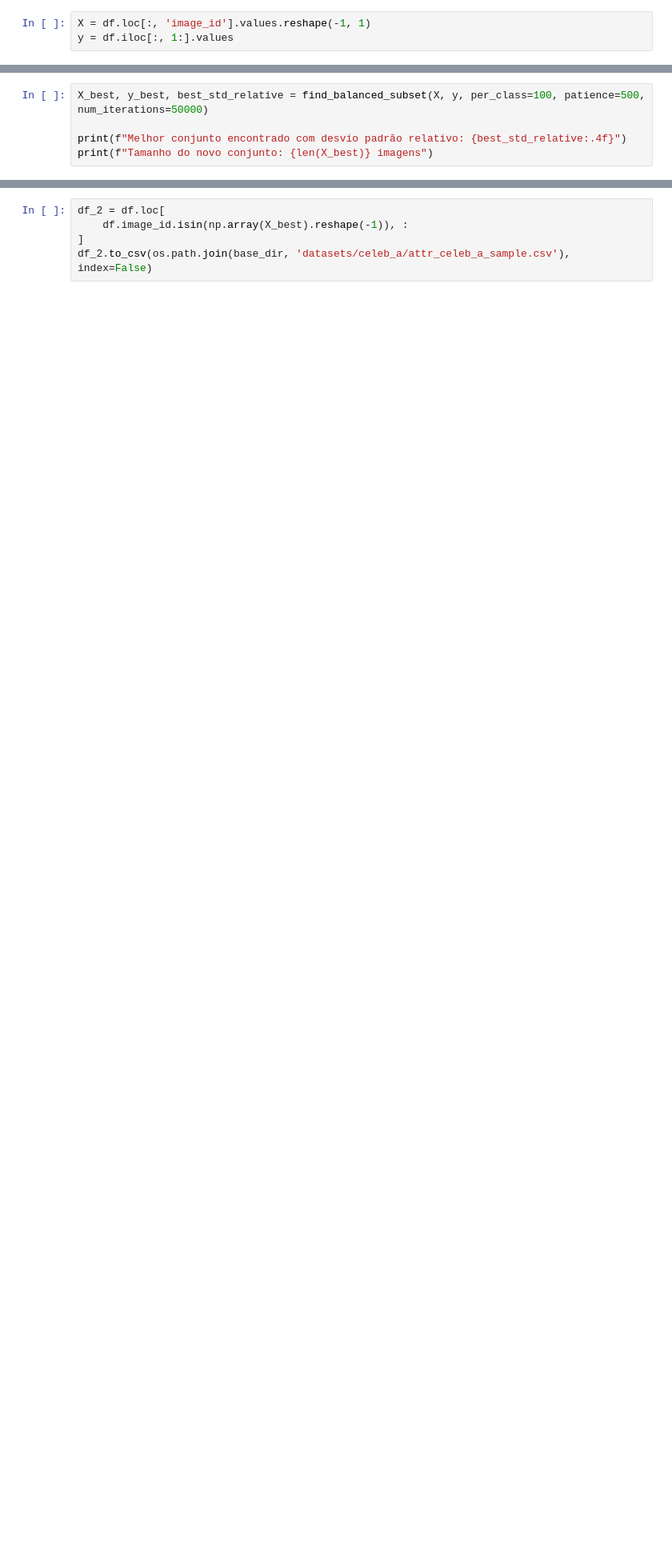
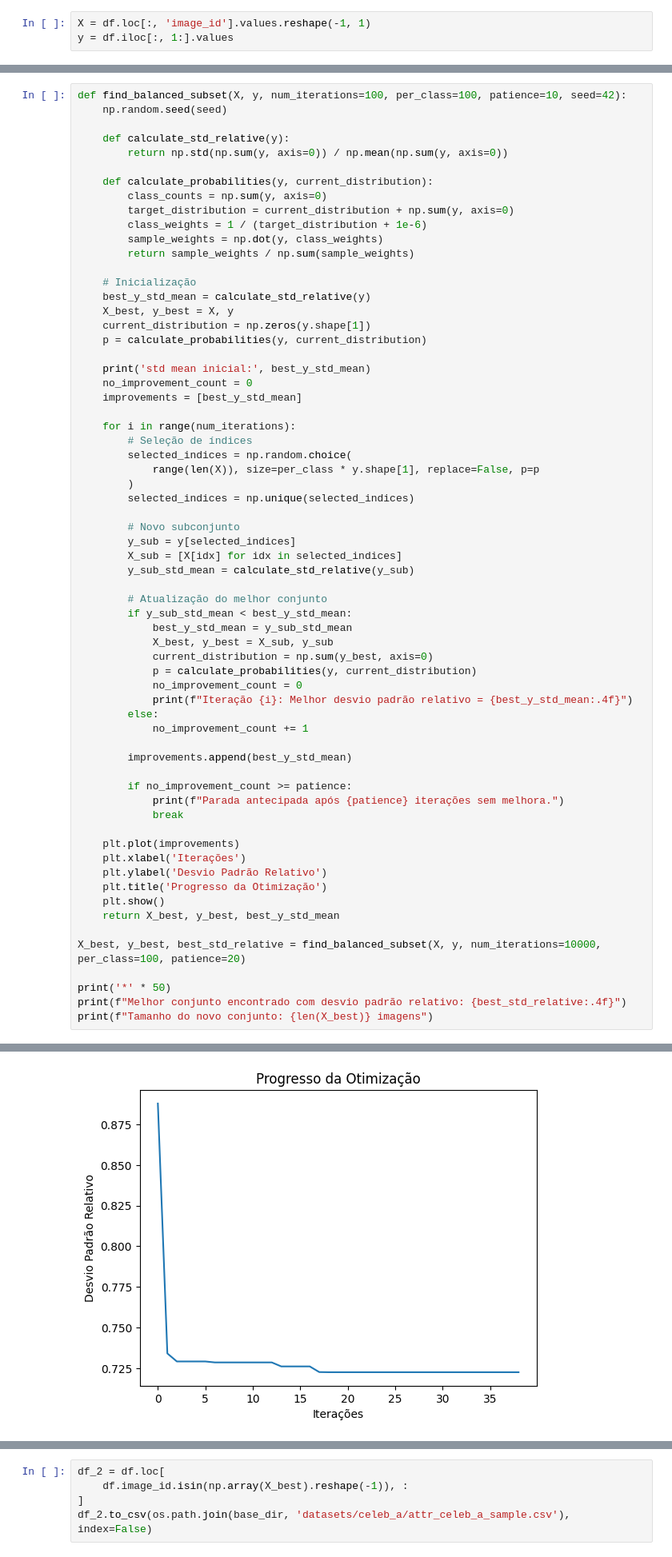
Before and after one commit to FlaviaLopes/dio-challenges-coding-the-future-with-baires-dev, a Jupyter notebook: projeto_1/Feature_Engineering_Celeb_A.ipynb, the cells around one changed output, grey strips where cells are left out. Shown at 80% size. Saved outputs shown, nothing was run; the diff lists cells and outputs as text; blank space fills up the shorter version.

```diff
--- a/projeto_1/Feature_Engineering_Celeb_A.ipynb
+++ b/projeto_1/Feature_Engineering_Celeb_A.ipynb
@@ -249,5 +171,0 @@ def find_balanced_subset(X, y, num_iterations=100, per_class=100, patience=100,
-# %%
-X_best, y_best, best_std_relative = find_balanced_subset(X, y, per_class=100, patience=500, num_iterations=50000)
-
-print(f"Melhor conjunto encontrado com desvio padrão relativo: {best_std_relative:.4f}")
-print(f"Tamanho do novo conjunto: {len(X_best)} imagens")
@@ -263,0 +172,66 @@ y_best.shape
+# %%
+def find_balanced_subset(X, y, num_iterations=100, per_class=100, patience=10, seed=42):
+    np.random.seed(seed)
+
+    def calculate_std_relative(y):
+        return np.std(np.sum(y, axis=0)) / np.mean(np.sum(y, axis=0))
+
+    def calculate_probabilities(y, current_distribution):
+        class_counts = np.sum(y, axis=0)
+        target_distribution = current_distribution + np.sum(y, axis=0)
+        class_weights = 1 / (target_distribution + 1e-6)
+        sample_weights = np.dot(y, class_weights)
+        return sample_weights / np.sum(sample_weights)
+
+    # Inicialização
+    best_y_std_mean = calculate_std_relative(y)
+    X_best, y_best = X, y
+    current_distribution = np.zeros(y.shape[1])
+    p = calculate_probabilities(y, current_distribution)
+
+    print('std mean inicial:', best_y_std_mean)
+    no_improvement_count = 0
+    improvements = [best_y_std_mean]
+
+    for i in range(num_iterations):
+        # Seleção de índices
+        selected_indices = np.random.choice(
+            range(len(X)), size=per_class * y.shape[1], replace=False, p=p
+        )
+        selected_indices = np.unique(selected_indices)
+
+        # Novo subconjunto
+        y_sub = y[selected_indices]
+        X_sub = [X[idx] for idx in selected_indices]
+        y_sub_std_mean = calculate_std_relative(y_sub)
+
+        # Atualização do melhor conjunto
+        if y_sub_std_mean < best_y_std_mean:
+            best_y_std_mean = y_sub_std_mean
+            X_best, y_best = X_sub, y_sub
+            current_distribution = np.sum(y_best, axis=0)
+            p = calculate_probabilities(y, current_distribution)
+            no_improvement_count = 0
+            print(f"Iteração {i}: Melhor desvio padrão relativo = {best_y_std_mean:.4f}")
+        else:
+            no_improvement_count += 1
+
+        improvements.append(best_y_std_mean)
+
+        if no_improvement_count >= patience:
+            print(f"Parada antecipada após {patience} iterações sem melhora.")
+            break
+
+    plt.plot(improvements)
+    plt.xlabel('Iterações')
+    plt.ylabel('Desvio Padrão Relativo')
+    plt.title('Progresso da Otimização')
+    plt.show()
+    return X_best, y_best, best_y_std_mean
+
+X_best, y_best, best_std_relative = find_balanced_subset(X, y, num_iterations=10000, per_class=100, patience=20)
+
+print('*' * 50)
+print(f"Melhor conjunto encontrado com desvio padrão relativo: {best_std_relative:.4f}")
+print(f"Tamanho do novo conjunto: {len(X_best)} imagens")
+# %% [output]
@@ -263,0 +246 @@ y_best.shape
+[figure, added]
```
Also changed, not shown: parts of 16 cells of this notebook.
